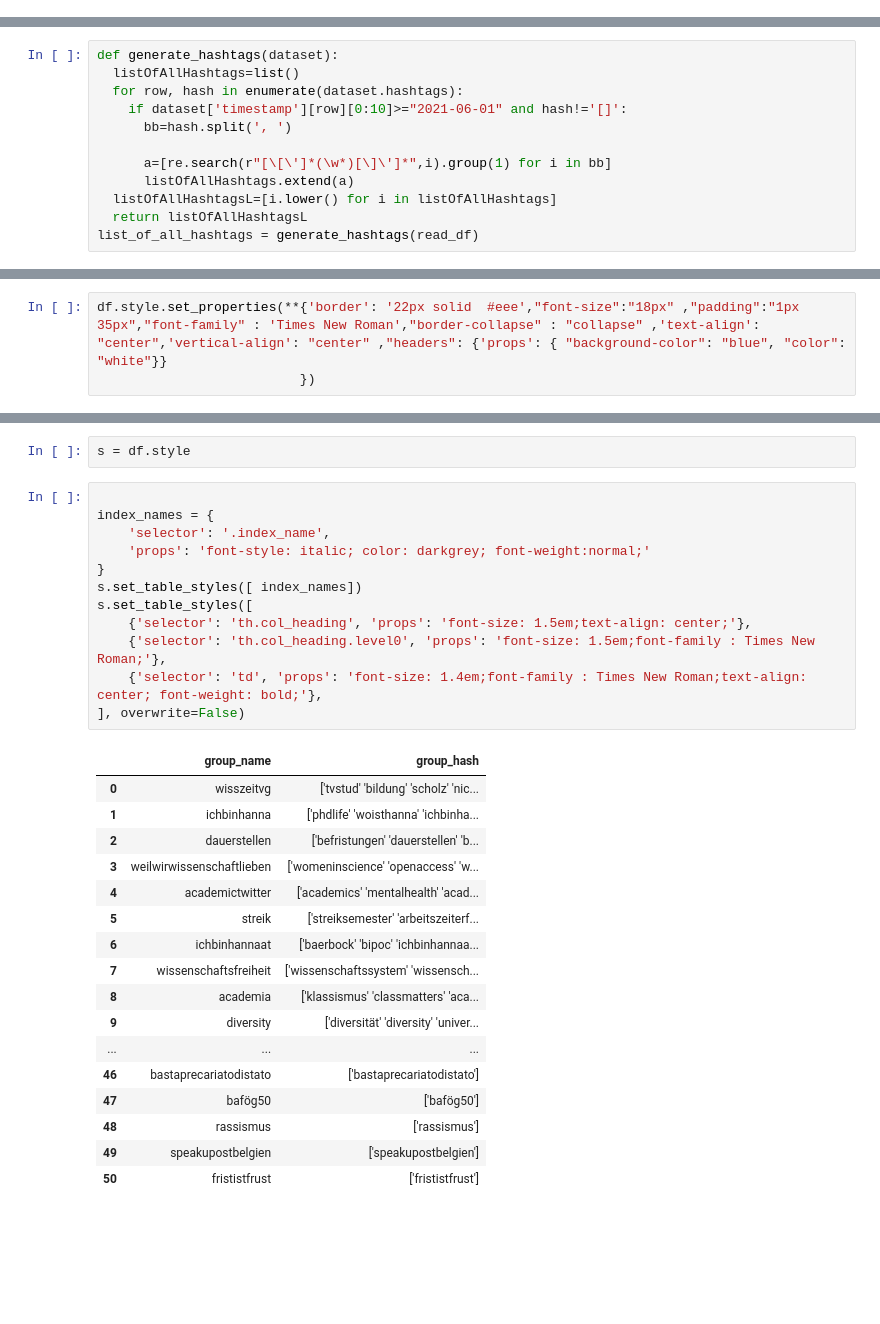
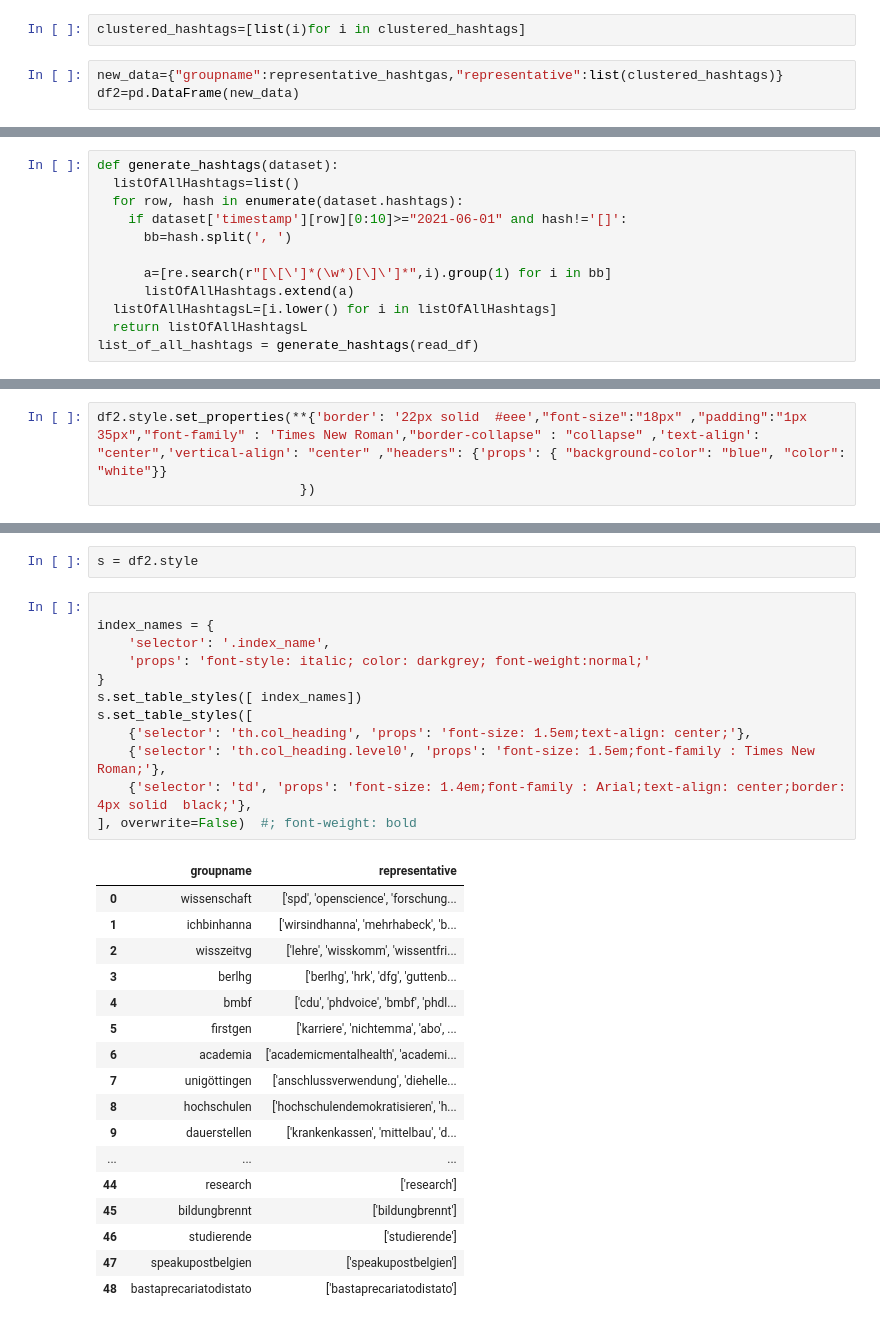
Before and after one commit to moinam/TweetAnalyzer, a Jupyter notebook: workflow_Clustering_hashtags.ipynb, the cells around one changed output, grey strips where cells are left out. Cells and saved outputs as stored; diff of their text form; blank space fills up the shorter version.

Commit message:
updated with rep_hash_final dataset

```diff
--- a/workflow_Clustering_hashtags.ipynb
+++ b/workflow_Clustering_hashtags.ipynb
@@ -252,0 +264,5 @@ len(representative_hashtgas)
+# %%
+clustered_hashtags=[list(i)for i in clustered_hashtags]
+# %%
+new_data={"groupname":representative_hashtgas,"representative":list(clustered_hashtags)}
+df2=pd.DataFrame(new_data)
@@ -462,3 +467,3 @@ clustered_hashtags=list(df.group_hash)
 # %%
-df.style.set_properties(**{'border': '22px solid  #eee',"font-size":"18px" ,"padding":"1px 35px","font-family" : 'Times New Roman',"border-collapse" : "collapse" ,'text-align': "center",'vertical-align': "center" ,"headers": {'props': { "background-color": "blue", "color": "white"}}
+df2.style.set_properties(**{'border': '22px solid  #eee',"font-size":"18px" ,"padding":"1px 35px","font-family" : 'Times New Roman',"border-collapse" : "collapse" ,'text-align': "center",'vertical-align': "center" ,"headers": {'props': { "background-color": "blue", "color": "white"}}
                           })
@@ -465,32 +496,32 @@ df.style.set_properties(**{'border': '22px solid  #eee',"font-size":"18px" ,"pad
 # %%
-s = df.style
+s = df2.style
 # %%
 
 index_names = {
     'selector': '.index_name',
     'props': 'font-style: italic; color: darkgrey; font-weight:normal;'
 }
 s.set_table_styles([ index_names])
 s.set_table_styles([
     {'selector': 'th.col_heading', 'props': 'font-size: 1.5em;text-align: center;'},
     {'selector': 'th.col_heading.level0', 'props': 'font-size: 1.5em;font-family : Times New Roman;'},
-    {'selector': 'td', 'props': 'font-size: 1.4em;font-family : Times New Roman;text-align: center; font-weight: bold;'},
-], overwrite=False)
+    {'selector': 'td', 'props': 'font-size: 1.4em;font-family : Arial;text-align: center;border: 4px solid  black;'},
+], overwrite=False)  #; font-weight: bold
 # %% [output]
-|  | group_name | group_hash |
-| 0 | wisszeitvg | ['tvstud' 'bildung' 'scholz' 'nic... |
-| 1 | ichbinhanna | ['phdlife' 'woisthanna' 'ichbinha... |
-| 2 | dauerstellen | ['befristungen' 'dauerstellen' 'b... |
-| 3 | weilwirwissenschaftlieben | ['womeninscience' 'openaccess' 'w... |
-| 4 | academictwitter | ['academics' 'mentalhealth' 'acad... |
-| 5 | streik | ['streiksemester' 'arbeitszeiterf... |
-| 6 | ichbinhannaat | ['baerbock' 'bipoc' 'ichbinhannaa... |
-| 7 | wissenschaftsfreiheit | ['wissenschaftssystem' 'wissensch... |
-| 8 | academia | ['klassismus' 'classmatters' 'aca... |
-| 9 | diversity | ['diversität' 'diversity' 'univer... |
+|  | groupname | representative |
+| 0 | wissenschaft | ['spd', 'openscience', 'forschung... |
+| 1 | ichbinhanna | ['wirsindhanna', 'mehrhabeck', 'b... |
+| 2 | wisszeitvg | ['lehre', 'wisskomm', 'wissentfri... |
+| 3 | berlhg | ['berlhg', 'hrk', 'dfg', 'guttenb... |
+| 4 | bmbf | ['cdu', 'phdvoice', 'bmbf', 'phdl... |
+| 5 | firstgen | ['karriere', 'nichtemma', 'abo', ... |
+| 6 | academia | ['academicmentalhealth', 'academi... |
+| 7 | unigöttingen | ['anschlussverwendung', 'diehelle... |
+| 8 | hochschulen | ['hochschulendemokratisieren', 'h... |
+| 9 | dauerstellen | ['krankenkassen', 'mittelbau', 'd... |
 | ... | ... | ... |
-| 46 | bastaprecariatodistato | ['bastaprecariatodistato'] |
-| 47 | bafög50 | ['bafög50'] |
-| 48 | rassismus | ['rassismus'] |
-| 49 | speakupostbelgien | ['speakupostbelgien'] |
-| 50 | frististfrust | ['frististfrust'] |
+| 44 | research | ['research'] |
+| 45 | bildungbrennt | ['bildungbrennt'] |
+| 46 | studierende | ['studierende'] |
+| 47 | speakupostbelgien | ['speakupostbelgien'] |
+| 48 | bastaprecariatodistato | ['bastaprecariatodistato'] |
```
Also changed, not shown: parts of 22 cells of this notebook.
